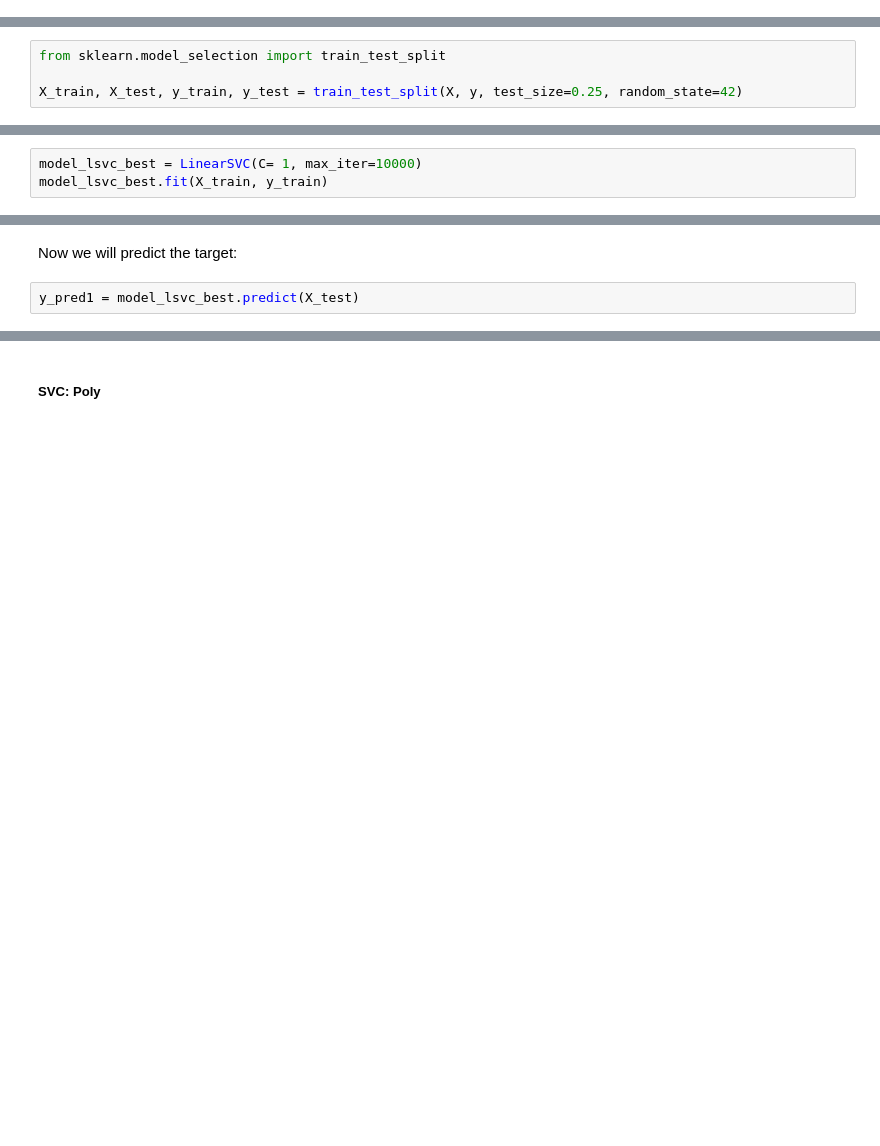
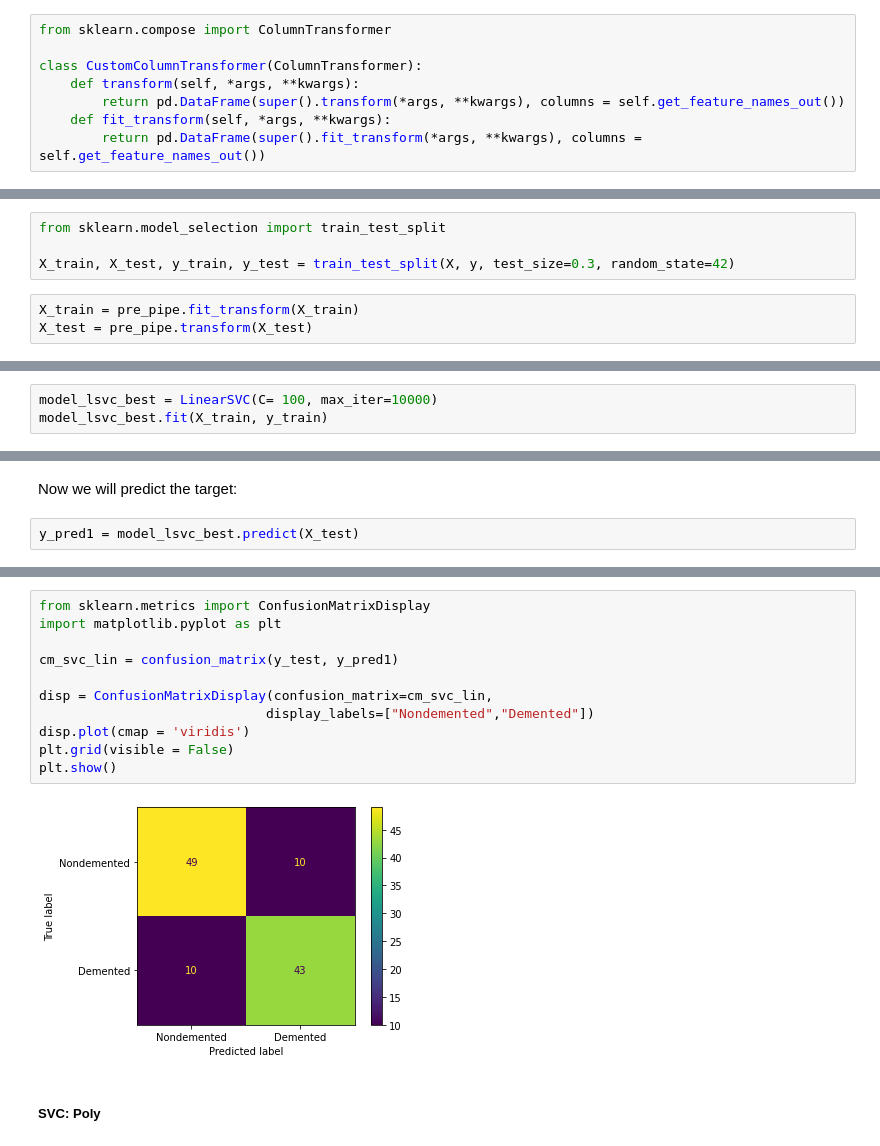
Before and after one commit to mkvph0ch/memobrain, a Jupyter notebook: notebooks/OAS2_prep.ipynb, the cells around one changed output, grey strips where cells are left out. Drawn from its saved outputs; the diff is of its cells as text; blank space fills up the shorter version.

```diff
--- a/notebooks/OAS2_prep.ipynb
+++ b/notebooks/OAS2_prep.ipynb
@@ -108,2 +87,10 @@ We create a pipeline with all the transformations that will be applied to the da
+# %%
+from sklearn.compose import ColumnTransformer
+
+class CustomColumnTransformer(ColumnTransformer):
+    def transform(self, *args, **kwargs):
+        return pd.DataFrame(super().transform(*args, **kwargs), columns = self.get_feature_names_out())
+    def fit_transform(self, *args, **kwargs):
+        return pd.DataFrame(super().fit_transform(*args, **kwargs), columns = self.get_feature_names_out())
 # %%
 from sklearn import set_config; set_config(display='diagram')
@@ -149,4 +146,7 @@ We now split the data into train and test set.
 # %%
 from sklearn.model_selection import train_test_split
 
-X_train, X_test, y_train, y_test = train_test_split(X, y, test_size=0.25, random_state=42)
+X_train, X_test, y_train, y_test = train_test_split(X, y, test_size=0.3, random_state=42)
+# %%
+X_train = pre_pipe.fit_transform(X_train)
+X_test = pre_pipe.transform(X_test)
@@ -244,4 +236,4 @@ gridsearch1.best_score_
 # %%
-model_lsvc_best = LinearSVC(C= 1, max_iter=10000)
+model_lsvc_best = LinearSVC(C= 100, max_iter=10000)
 model_lsvc_best.fit(X_train, y_train)
 # %% [output]
@@ -258,3 +260,16 @@ recall_score(y_test, y_pred1)
+# %%
+from sklearn.metrics import ConfusionMatrixDisplay
+import matplotlib.pyplot as plt
+
+cm_svc_lin = confusion_matrix(y_test, y_pred1)
+
+disp = ConfusionMatrixDisplay(confusion_matrix=cm_svc_lin,
+                             display_labels=["Nondemented","Demented"])
+disp.plot(cmap = 'viridis')
+plt.grid(visible = False)
+plt.show()
+# %% [output]
+[figure, added]
 # %% [markdown]
 ##### SVC: Poly
 # %%
```
Also changed, not shown: parts of 63 cells of this notebook.
